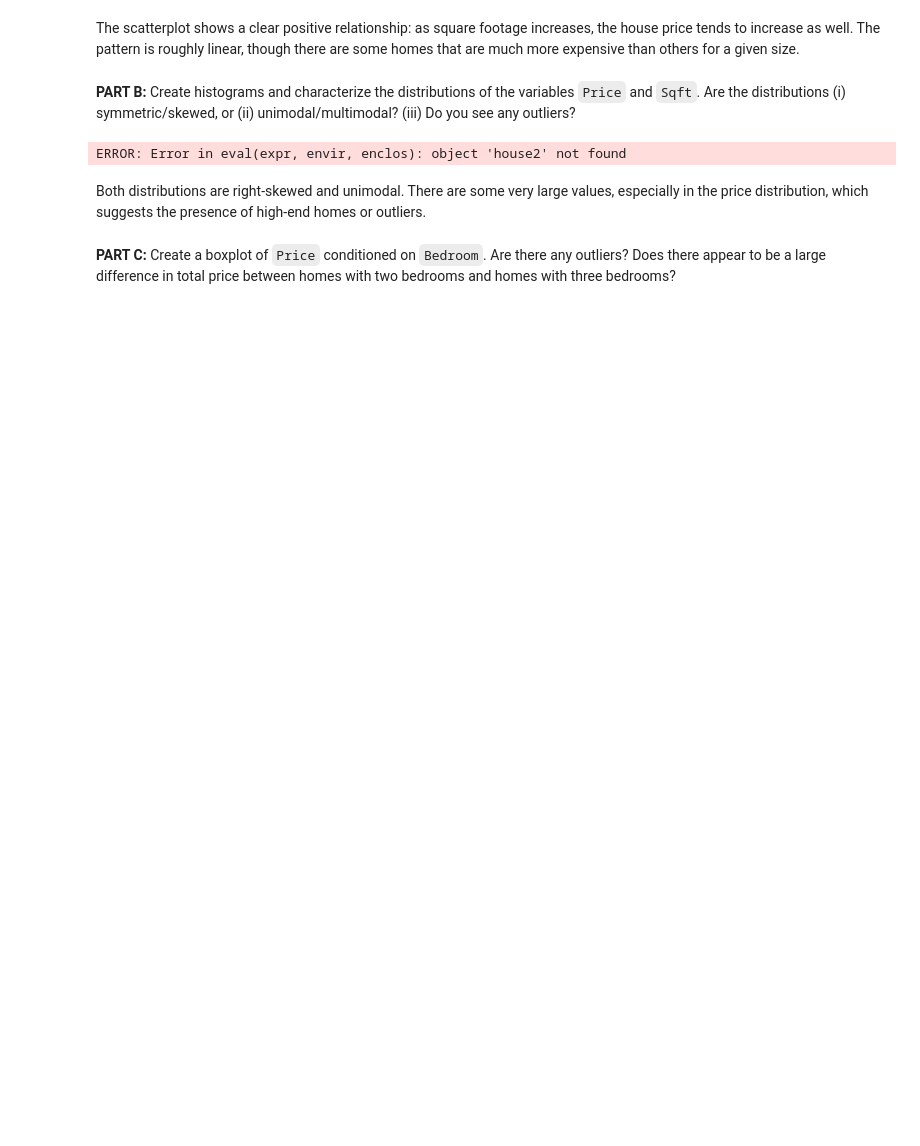
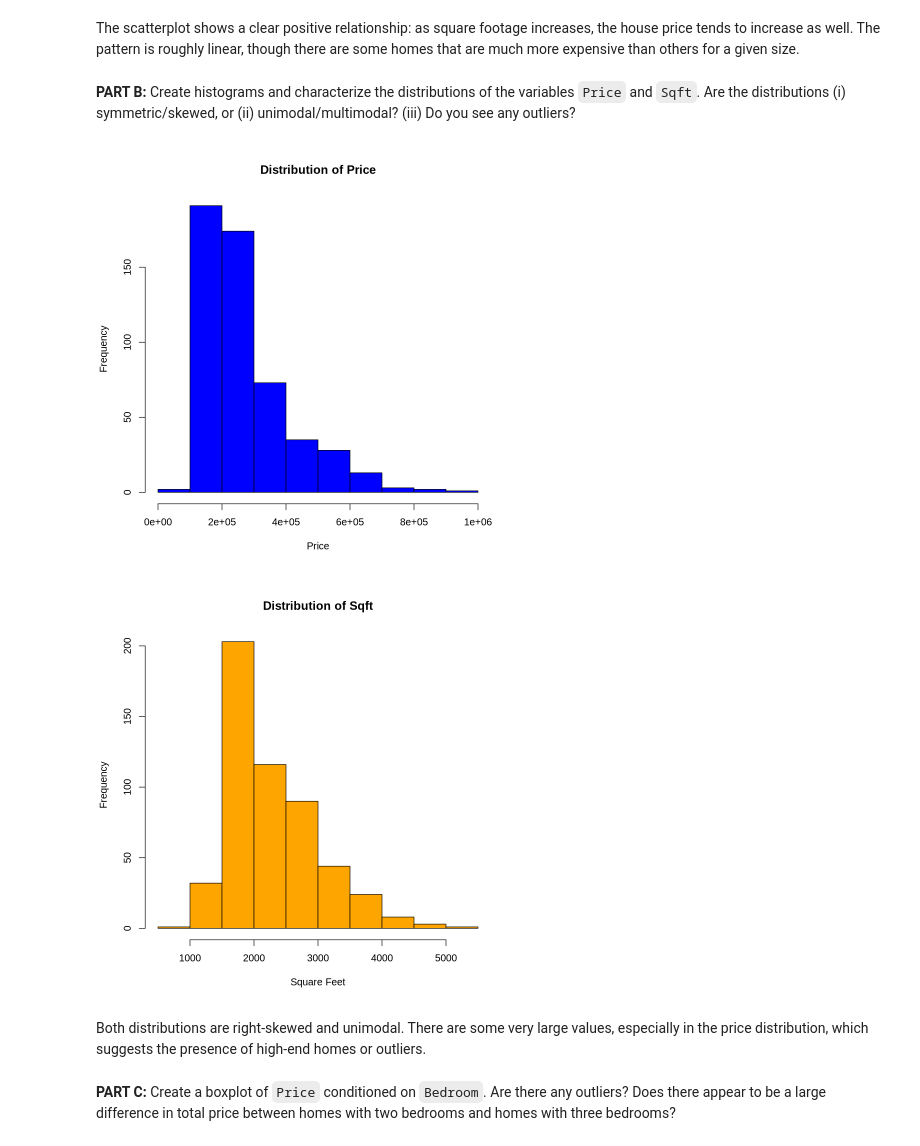
Before and after one commit to Manta4000/STAT-5000-coursework-Repo, a Jupyter notebook: Homework_1_Williams_Timothy.ipynb, the cells around one changed output. Cells and saved outputs as stored; diff of their text form; code cells hidden in the pictures; blank space fills up the shorter version.

```diff
--- a/Homework_1_Williams_Timothy.ipynb
+++ b/Homework_1_Williams_Timothy.ipynb
@@ -229,4 +229,4 @@ The dataset below contains information on 522 homes for sale. The variables are:
 
 First, we load in the data:
 # %%
-housing <- read.delim("housing.txt", header = TRUE)
+housing <- read.delim("housing.txt", header = TRUE, sep = ",")
@@ -251,0 +237,11 @@ ERROR: Error in eval(expr, envir, enclos): object 'housing' not found
+# %%
+house2 <- housing
+
+factor_vars <- c("Bedroom", "Bathroom", "Airconditioning", "Garage", "Pool")
+house2[factor_vars] <- lapply(house2[factor_vars], factor)
+
+house2 <- house2[, !(names(house2) %in% c(
+    "YearBuild", "Quality", "Lot", "AdjHighway"
+))]
+
+summary(house2)
@@ -322,11 +362,13 @@ The scatterplot shows a clear positive relationship: as square footage increases
 # %% [markdown]
 **PART B:** Create histograms and characterize the distributions of the variables `Price` and `Sqft`. Are the distributions (i) symmetric/skewed, or (ii) unimodal/multimodal? (iii) Do you see any outliers?
 # %%
-par(mfrow = c(1, 2))
-hist(house2$Price, breaks = 20, col = "steelblue", main = "Distribution of Price", xlab = "Price")
-hist(house2$Sqft, breaks = 20, col = "darkorange", main = "Distribution of Sqft", xlab = "Square Feet")
+hist(house2$Price, breaks = 10, col = "blue",
+    main = "Distribution of Price", xlab = "Price", ylab = "Frequency")
+hist(house2$Sqft, breaks = 10, col = "orange",
+    main = "Distribution of Sqft", xlab = "Square Feet", ylab = "Frequency")
 # %% [output]
-ERROR: Error in eval(expr, envir, enclos): object 'house2' not found
+[figure, added]
+[figure, added]
 # %% [markdown]
 Both distributions are right-skewed and unimodal. There are some very large values, especially in the price distribution, which suggests the presence of high-end homes or outliers.
 # %% [markdown]
```
Also changed, not shown: parts of 11 cells of this notebook.
